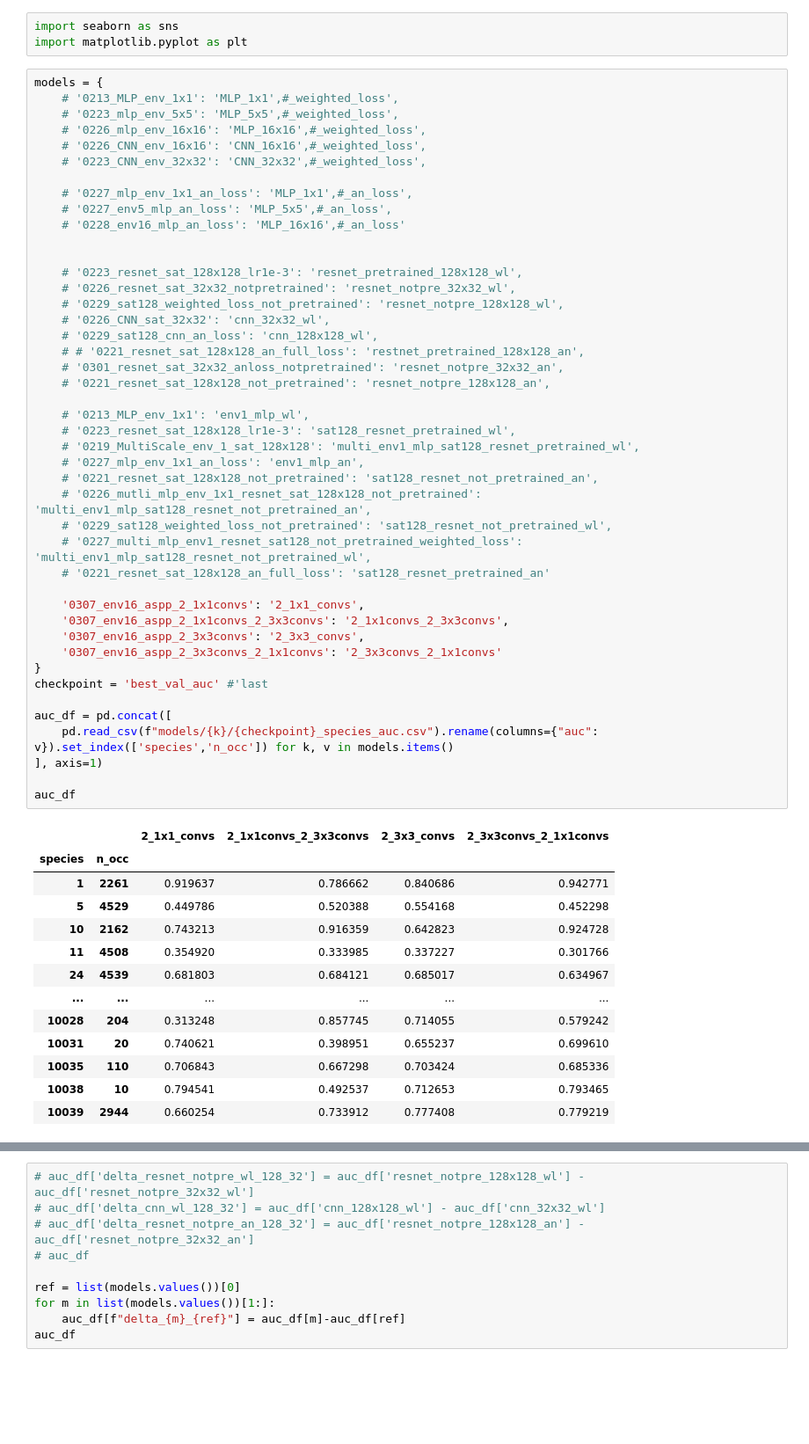
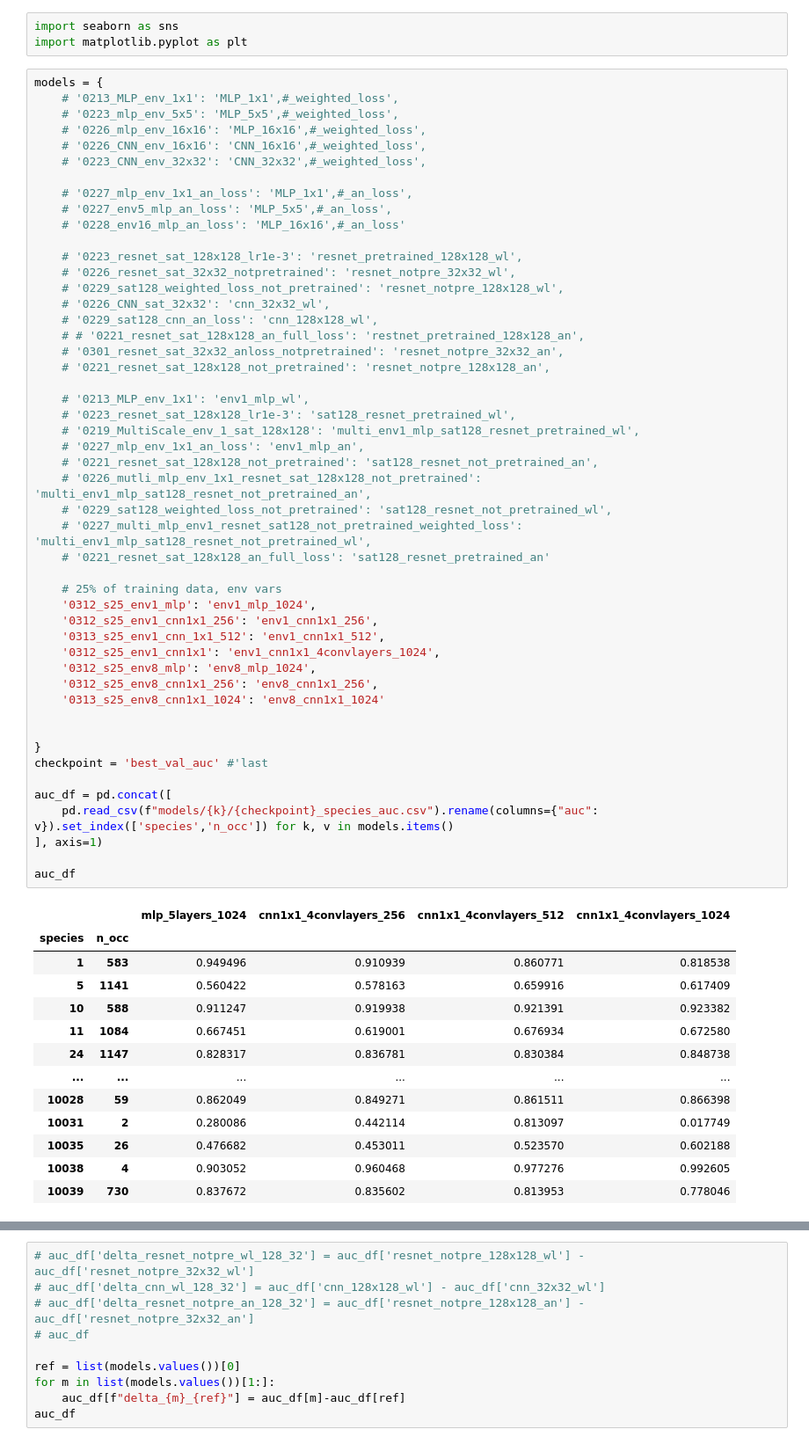
Before and after one commit to ninavantiel/multi_scale_SDMs, a Jupyter notebook: model_evaluation.ipynb, the cells around one changed output, grey strips where cells are left out. Shown: that part at 88% size. Cells and saved outputs as stored; diff of their text form; blank space fills up the shorter version.

```diff
--- a/model_evaluation.ipynb
+++ b/model_evaluation.ipynb
@@ -14,50 +14,55 @@ models = {
     # '0227_mlp_env_1x1_an_loss': 'MLP_1x1',#_an_loss',
     # '0227_env5_mlp_an_loss': 'MLP_5x5',#_an_loss',
     # '0228_env16_mlp_an_loss': 'MLP_16x16',#_an_loss'
-
 
     # '0223_resnet_sat_128x128_lr1e-3': 'resnet_pretrained_128x128_wl',
     # '0226_resnet_sat_32x32_notpretrained': 'resnet_notpre_32x32_wl',
     # '0229_sat128_weighted_loss_not_pretrained': 'resnet_notpre_128x128_wl',
     # '0226_CNN_sat_32x32': 'cnn_32x32_wl',
     # '0229_sat128_cnn_an_loss': 'cnn_128x128_wl',
     # # '0221_resnet_sat_128x128_an_full_loss': 'restnet_pretrained_128x128_an',
     # '0301_resnet_sat_32x32_anloss_notpretrained': 'resnet_notpre_32x32_an',
     # '0221_resnet_sat_128x128_not_pretrained': 'resnet_notpre_128x128_an',
 
     # '0213_MLP_env_1x1': 'env1_mlp_wl',
     # '0223_resnet_sat_128x128_lr1e-3': 'sat128_resnet_pretrained_wl',
     # '0219_MultiScale_env_1_sat_128x128': 'multi_env1_mlp_sat128_resnet_pretrained_wl',
     # '0227_mlp_env_1x1_an_loss': 'env1_mlp_an',
     # '0221_resnet_sat_128x128_not_pretrained': 'sat128_resnet_not_pretrained_an',
     # '0226_mutli_mlp_env_1x1_resnet_sat_128x128_not_pretrained': 'multi_env1_mlp_sat128_resnet_not_pretrained_an',
     # '0229_sat128_weighted_loss_not_pretrained': 'sat128_resnet_not_pretrained_wl',
     # '0227_multi_mlp_env1_resnet_sat128_not_pretrained_weighted_loss': 'multi_env1_mlp_sat128_resnet_not_pretrained_wl',
     # '0221_resnet_sat_128x128_an_full_loss': 'sat128_resnet_pretrained_an'
 
-    '0307_env16_aspp_2_1x1convs': '2_1x1_convs',
-    '0307_env16_aspp_2_1x1convs_2_3x3convs': '2_1x1convs_2_3x3convs',
-    '0307_env16_aspp_2_3x3convs': '2_3x3_convs',
-    '0307_env16_aspp_2_3x3convs_2_1x1convs': '2_3x3convs_2_1x1convs'
+    # 25% of training data, env vars
+    '0312_s25_env1_mlp': 'env1_mlp_1024',
+    '0312_s25_env1_cnn1x1_256': 'env1_cnn1x1_256',
+    '0313_s25_env1_cnn_1x1_512': 'env1_cnn1x1_512',
+    '0312_s25_env1_cnn1x1': 'env1_cnn1x1_4convlayers_1024',
+    '0312_s25_env8_mlp': 'env8_mlp_1024',
+    '0312_s25_env8_cnn1x1_256': 'env8_cnn1x1_256',
+    '0313_s25_env8_cnn1x1_1024': 'env8_cnn1x1_1024'
+
+
 }
 checkpoint = 'best_val_auc' #'last
 
 auc_df = pd.concat([
     pd.read_csv(f"models/{k}/{checkpoint}_species_auc.csv").rename(columns={"auc": v}).set_index(['species','n_occ']) for k, v in models.items()
 ], axis=1)
 
 auc_df
 # %% [output]
-|  |  | 2_1x1_convs | 2_1x1convs_2_3x3convs | 2_3x3_convs | 2_3x3convs_2_1x1convs |
+|  |  | mlp_5layers_1024 | cnn1x1_4convlayers_256 | cnn1x1_4convlayers_512 | cnn1x1_4convlayers_1024 |
 | species | n_occ |  |  |  |  |
-| 1 | 2261 | 0.919637 | 0.786662 | 0.840686 | 0.942771 |
-| 5 | 4529 | 0.449786 | 0.520388 | 0.554168 | 0.452298 |
-| 10 | 2162 | 0.743213 | 0.916359 | 0.642823 | 0.924728 |
-| 11 | 4508 | 0.354920 | 0.333985 | 0.337227 | 0.301766 |
-| 24 | 4539 | 0.681803 | 0.684121 | 0.685017 | 0.634967 |
+| 1 | 583 | 0.949496 | 0.910939 | 0.860771 | 0.818538 |
+| 5 | 1141 | 0.560422 | 0.578163 | 0.659916 | 0.617409 |
+| 10 | 588 | 0.911247 | 0.919938 | 0.921391 | 0.923382 |
+| 11 | 1084 | 0.667451 | 0.619001 | 0.676934 | 0.672580 |
+| 24 | 1147 | 0.828317 | 0.836781 | 0.830384 | 0.848738 |
 | ... | ... | ... | ... | ... | ... |
-| 10028 | 204 | 0.313248 | 0.857745 | 0.714055 | 0.579242 |
-| 10031 | 20 | 0.740621 | 0.398951 | 0.655237 | 0.699610 |
-| 10035 | 110 | 0.706843 | 0.667298 | 0.703424 | 0.685336 |
-| 10038 | 10 | 0.794541 | 0.492537 | 0.712653 | 0.793465 |
-| 10039 | 2944 | 0.660254 | 0.733912 | 0.777408 | 0.779219 |
+| 10028 | 59 | 0.862049 | 0.849271 | 0.861511 | 0.866398 |
+| 10031 | 2 | 0.280086 | 0.442114 | 0.813097 | 0.017749 |
+| 10035 | 26 | 0.476682 | 0.453011 | 0.523570 | 0.602188 |
+| 10038 | 4 | 0.903052 | 0.960468 | 0.977276 | 0.992605 |
+| 10039 | 730 | 0.837672 | 0.835602 | 0.813953 | 0.778046 |
```
Also changed, not shown: parts of 5 cells of this notebook, 2 other files.
